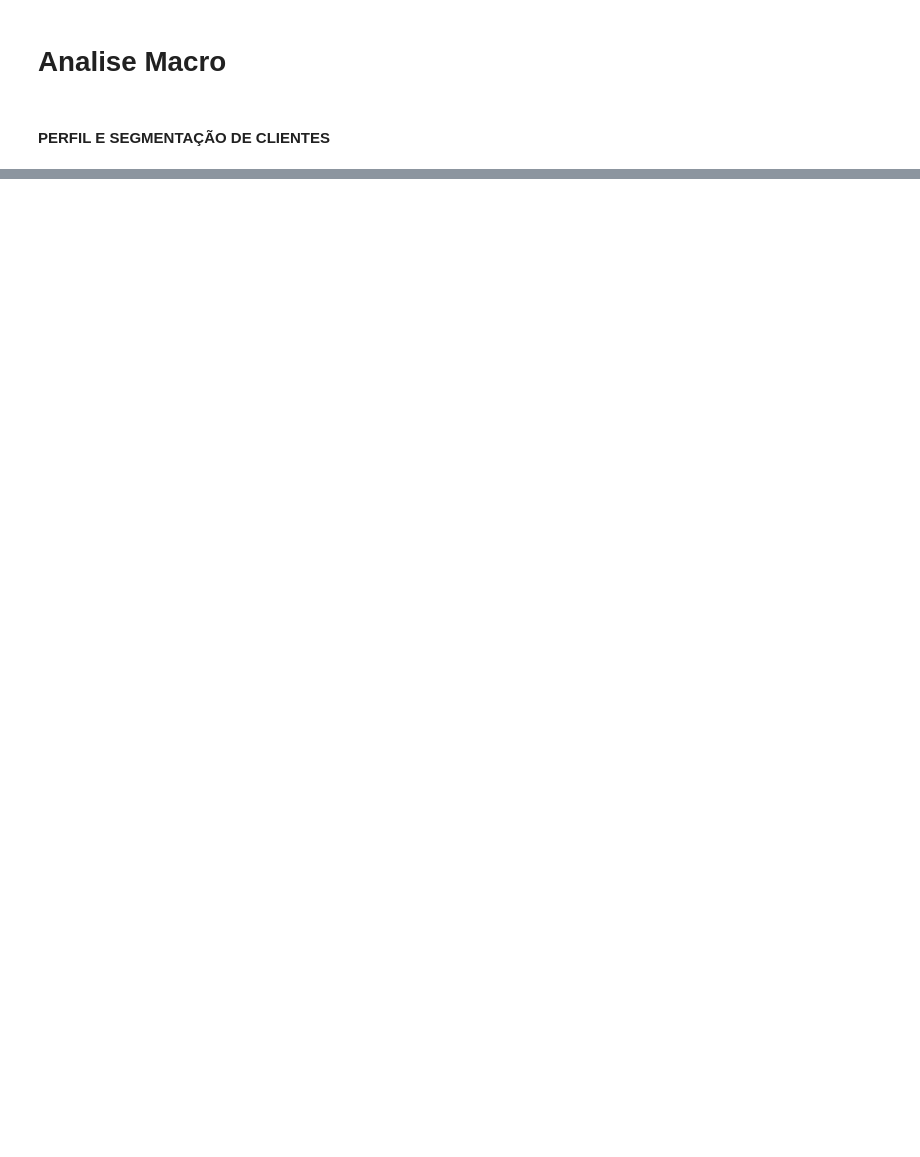
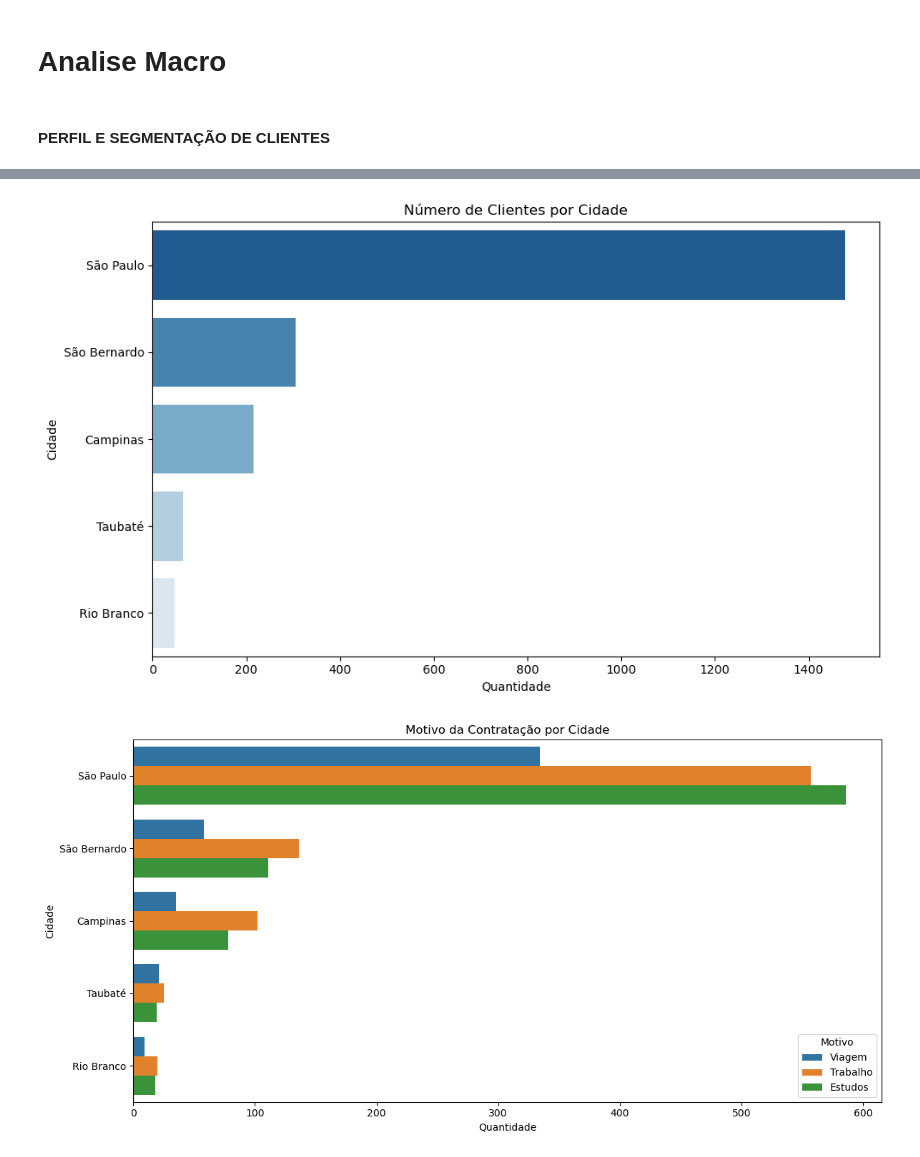
Before and after one commit to liviagcarvalho/LinguasI-Analise-Exploratoria, a Jupyter notebook: AnaliseExploratoria.ipynb, the cells around one changed output, grey strips where cells are left out. Saved outputs shown, nothing was run; the diff lists cells and outputs as text; code cells hidden in the pictures; blank space fills up the shorter version.

```diff
--- a/AnaliseExploratoria.ipynb
+++ b/AnaliseExploratoria.ipynb
@@ -54,0 +309,33 @@ df.describe()
+# %%
+# Gráfico 1: Contagem absoluta de clientes por cidade
+plt.figure(figsize=(10, 6))
+cidade_order = df['Cidade'].value_counts().index
+sns.countplot(data=df, y='Cidade', order=cidade_order, palette='Blues_r')
+plt.title('Número de Clientes por Cidade')
+plt.xlabel('Quantidade')
+plt.ylabel('Cidade')
+plt.tight_layout()
+plt.show()
+
+# Gráfico 2: Distribuição por Motivo dentro de cada cidade (proporcional)
+plt.figure(figsize=(12, 6))
+sns.countplot(data=df, y='Cidade', hue='Motivo', order=cidade_order)
+plt.title('Motivo da Contratação por Cidade')
+plt.xlabel('Quantidade')
+plt.ylabel('Cidade')
+plt.legend(title='Motivo')
+plt.tight_layout()
+plt.show()
+
+# Gráfico 3: Renda média por cidade
+renda_cidade = df.groupby('Cidade')['Renda_anual'].mean().sort_values()
+plt.figure(figsize=(10, 6))
+sns.barplot(x=renda_cidade.values, y=renda_cidade.index, palette='viridis')
+plt.title('Renda Média por Cidade')
+plt.xlabel('Renda Anual Média')
+plt.ylabel('Cidade')
+plt.tight_layout()
+plt.show()
+# %% [output]
+[figure, added]
+[figure, added]
```
Also changed, not shown: parts of 17 cells of this notebook, 2 other files.
